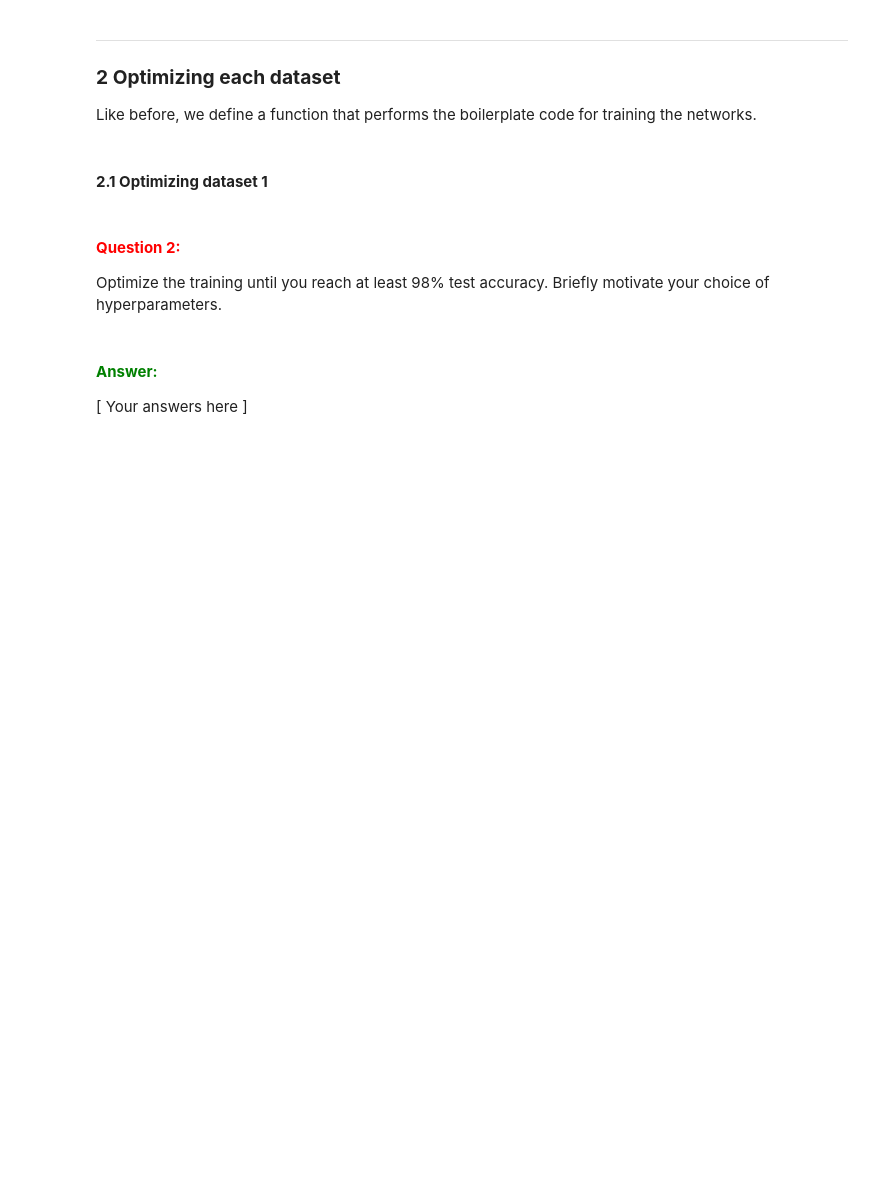
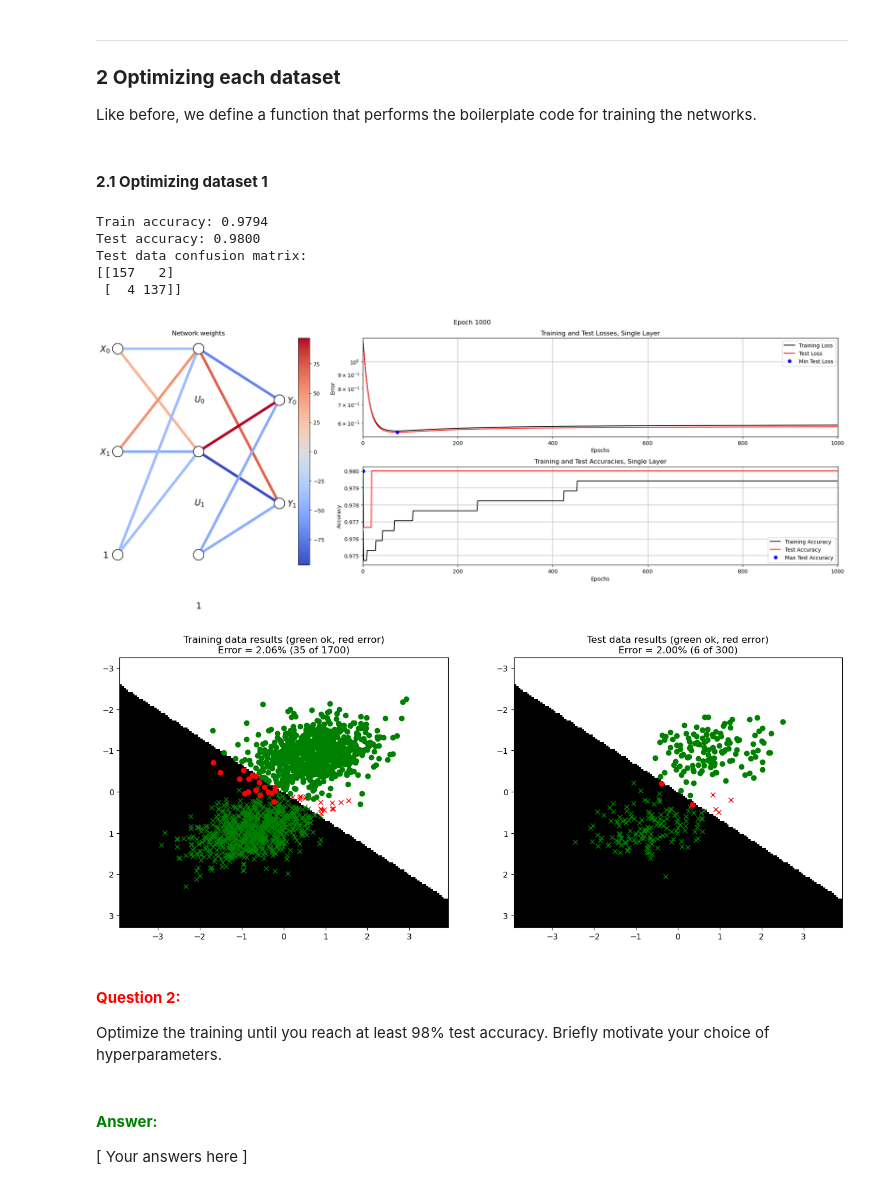
Before and after one commit to mattuz/TBMI26-neural-networks, a Jupyter notebook: LabCode/A1_Supervised/main3_MultiLayer.ipynb, the cells around one changed output. Drawn from its saved outputs; the diff is of its cells as text; code cells hidden in the pictures; blank space fills up the shorter version.

```diff
--- a/LabCode/A1_Supervised/main3_MultiLayer.ipynb
+++ b/LabCode/A1_Supervised/main3_MultiLayer.ipynb
@@ -61,10 +61,19 @@ def forward(X, W1, B1, W2, B2, useTanhOutput=False):
     # === Your code here =========================
     # --------------------------------------------
 
+    Z_curr = X@W1 + B1
+    Z_u = Z_curr@W2 + B2
 
+    if(useTanhOutput):
+        #Tanh
+        Y = np.tanh(Z_curr)
+        U = np.tanh(Z_u)
+    else:
+        #Sigmoid
+        Y = 1/(1+np.exp(-Z_curr))
+        U =  1/(1+np.exp(-Z_u))
 
     # ============================================
-
     # Calculate labels
     L = Y.argmax(axis=1)
 
@@ -106,12 +115,12 @@ def backward(W1, B1, W2, B2, X, U, Y, D, useTanhOutput=False):
     # --------------------------------------------
 
     # Gradient for the output layer
-    GradW2 = ???
-    GradB2 = ???
+    GradW2 = -X.T@(2/N*((D-U)*(1-Y**2)))
+    GradB2 = -2/N * np.sum((D - U), axis=0)
 
     # And the input layer
-    GradW1 = ???
-    GradB1 = ???
+    GradW1 = -X.T@(2/N*((D-Y)*(1-Y**2)))
+    GradB1 = -2/N * np.sum((D - Y), axis=0)
 
     # ============================================
 
@@ -160,10 +169,10 @@ def update(W1, B1, W2, B2, GradW1, GradB1, GradW2, GradB2, params):
     # --------------------------------------------
 
     # Update weights
-    W1 = ???
-    B1 = ???
-    W2 = ???
-    B2 = ???
+    W1 = W1 - LR * GradW1
+    B1 = B1 - LR * GradB1
+    W2 = W2 - LR * GradW2
+    B2 = B2 - LR * GradB2
 
     # Uncomment this is you are working on the optional task on momentum.
     # params["PrevGradW1"] = ???
@@ -354,20 +363,28 @@ def  trainMultiLayerOnDataset(datasetNr, testSplit, W1_0, B1_0, W2_0, B2_0, para
 # %%
 # --------------------------------------------
 # === Your code here =========================
 # --------------------------------------------
-nInputs  = ???
-nClasses = ???
-nHidden  = ???
+nInputs  = 2
+nClasses = 2
+nHidden  = 1
 
-W1_0 = ???
-B1_0 = ???
-W2_0 = ???
-B2_0 = ???
+W1_0 = np.random.normal(0, 0.01, (nInputs, nClasses ))
+B1_0 = np.random.normal(0, 0.01, (1, nClasses))
+W2_0 = np.random.normal(0, 0.01, (nInputs, nClasses ))
+B2_0 = np.random.normal(0, 0.01, (1, nClasses))
 
-params = {"epochs": ???, "learningRate": ???, "normalize": False, "useTanhOutput": False}
+params = {"epochs": 1000, "learningRate": 0.05, "normalize": True, "useTanhOutput": False}
 # ============================================
 
 trainMultiLayerOnDataset(1, 0.15, W1_0, B1_0, W2_0, B2_0, params)
+# %% [output]
+Train accuracy: 0.9794
+Test accuracy: 0.9800
+Test data confusion matrix:
+[[157   2]
+ [  4 137]]
+[figure, added]
+[figure, added]
 # %% [markdown]
 #### **<span style="color:red">Question 2:</span>**
 
```
Also changed, not shown: parts of 3 cells of this notebook, 1 other file.
